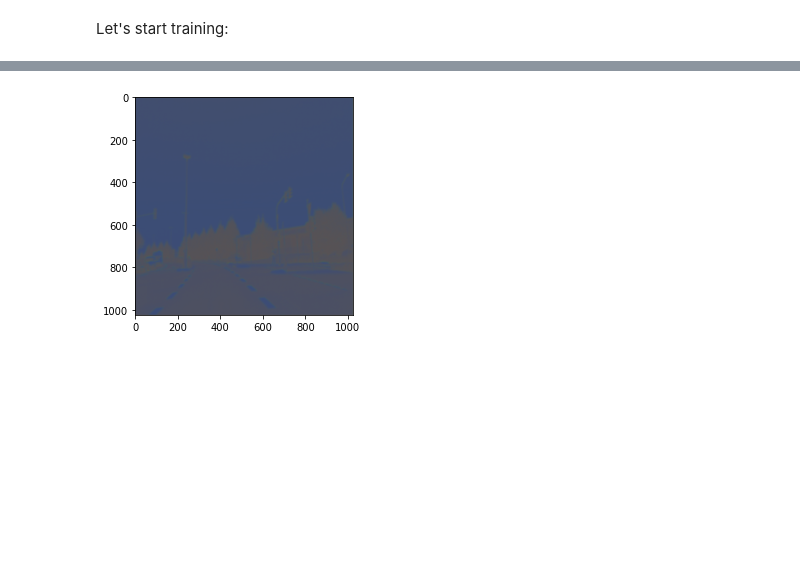
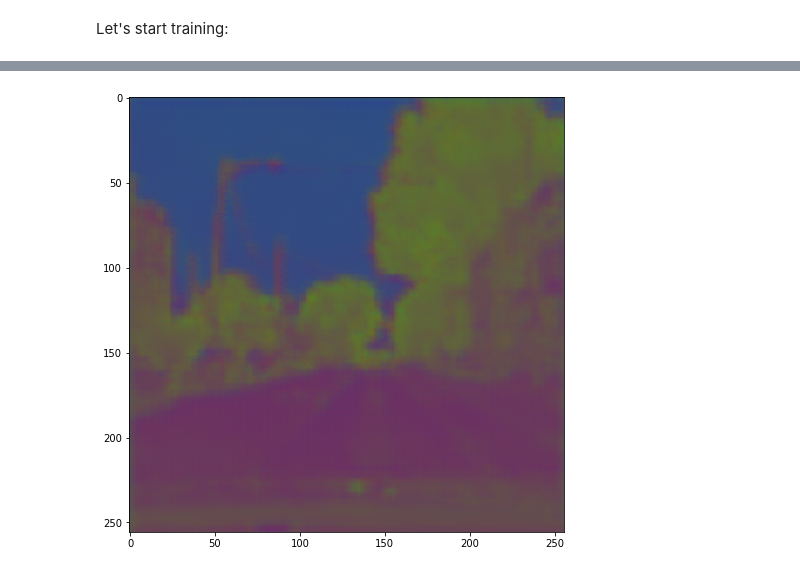
Before and after one commit to lenny-z/csci-s89-final-project, a Jupyter notebook: Final Project.ipynb, the cells around one changed output, grey strips where cells are left out. Saved outputs shown, nothing was run; the diff lists cells and outputs as text; code cells hidden in the pictures; blank space fills up the shorter version.

Commit message:
Resized prediction

```diff
--- a/Final Project.ipynb
+++ b/Final Project.ipynb
@@ -87,8 +81,8 @@ What does an input and its label look like? Let's convert them into tensors and
 from keras import utils
 import matplotlib.pyplot as plt
 
-file_name = os.listdir(train_x_img_dir)[0]
-img = utils.load_img(os.path.join(train_x_img_dir, file_name))
+file_name = os.listdir(train_x_dir)[0]
+img = utils.load_img(os.path.join(train_x_dir, file_name))
 img = utils.img_to_array(img)
 img /= 255
 
@@ -96,8 +90,8 @@ plt.imshow(img)
 plt.show()
 print('img.shape: ' + str(img.shape))
 
-file_name = os.listdir(train_y_img_dir)[0]
-label = utils.load_img(os.path.join(train_y_img_dir, file_name))
+file_name = os.listdir(train_y_dir)[0]
+label = utils.load_img(os.path.join(train_y_dir, file_name))
 label = utils.img_to_array(label)
 label /= 255
 plt.imshow(label)
@@ -115,28 +109,21 @@ from keras import models
 from keras import layers
 from keras import optimizers
 
-input_width = 1024
-input_height = 1024
+input_width = 256
+input_height = 256
 input_shape = (input_width, input_height, 3)
 
 encoder = models.Sequential()
-encoder.add(layers.Conv2D(4, kernel_size=3, padding='same', activation='selu', input_shape=(input_shape)))
+encoder.add(layers.Conv2D(8, kernel_size=3, padding='same', activation='selu', input_shape=(input_shape)))
 encoder.add(layers.MaxPool2D(pool_size=2))
 encoder.add(layers.Conv2D(16, kernel_size=3, padding='same', activation='selu'))
 encoder.add(layers.MaxPool2D(pool_size=2))
 
 decoder = models.Sequential()
 
-decoder.add(layers.Conv2DTranspose(
-    4,
-    kernel_size=3,
-    strides=2,
-    padding='same',
-    activation='selu',
-    input_shape=(256, 256, 16)
-))
-
+decoder.add(layers.Conv2DTranspose(8, kernel_size=3, strides=2, padding='same', activation='selu', input_shape=(64, 64, 16)))
 decoder.add(layers.Conv2DTranspose(3, kernel_size=3, strides=2, padding='same', activation='softmax'))
+decoder.add(layers.Reshape(input_shape))
 
 autoencoder = models.Sequential([encoder, decoder])
 autoencoder.compile(loss='binary_crossentropy', optimizer=optimizers.Adam())
@@ -159,6 +146,7 @@ _________________________________________________________________
 Let's start training:
 # %%
 batch_size = 20
+num_epochs = 32
 normalizer = layers.Rescaling(1./255)
 
 def get_gen(x_dir, y_dir):
@@ -192,7 +180,7 @@ val_gen = get_gen(val_x_dir, val_y_dir)
 history = autoencoder.fit(
     train_gen,
     steps_per_epoch=train_size//batch_size,
-    epochs=16,
+    epochs=num_epochs,
     validation_data=val_gen,
     validation_steps=val_size//batch_size
 )
@@ -216,6 +215,7 @@ test_gen = utils.image_dataset_from_directory(
 test_gen = test_gen.map(lambda x: normalizer(x))
 
 predictions = autoencoder.predict(test_gen)
-plt.imshow(predictions[0].reshape(input_shape))
+plt.figure(figsize=(8, 8))
+plt.imshow(predictions[0])
 plt.show()
 # %% [output]
@@ -224 +224 @@ Found 10 files belonging to 1 classes.
-[figure, old version]
+[figure, new version]
```
Also changed, not shown: parts of 7 cells of this notebook.
